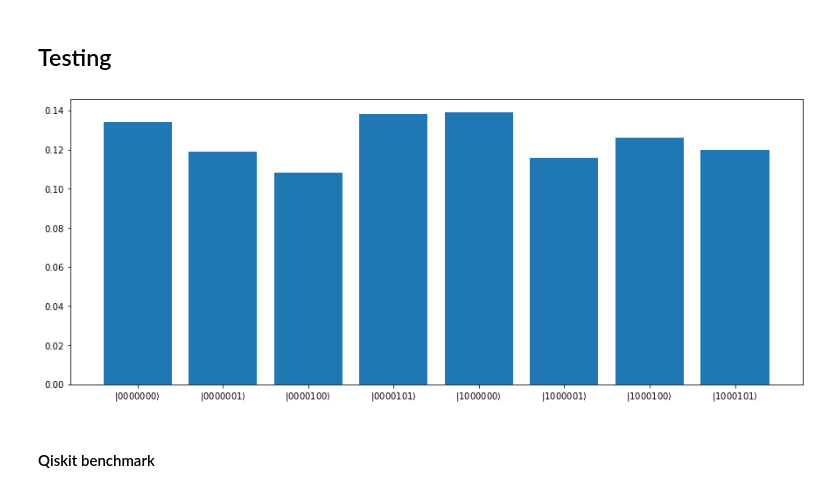
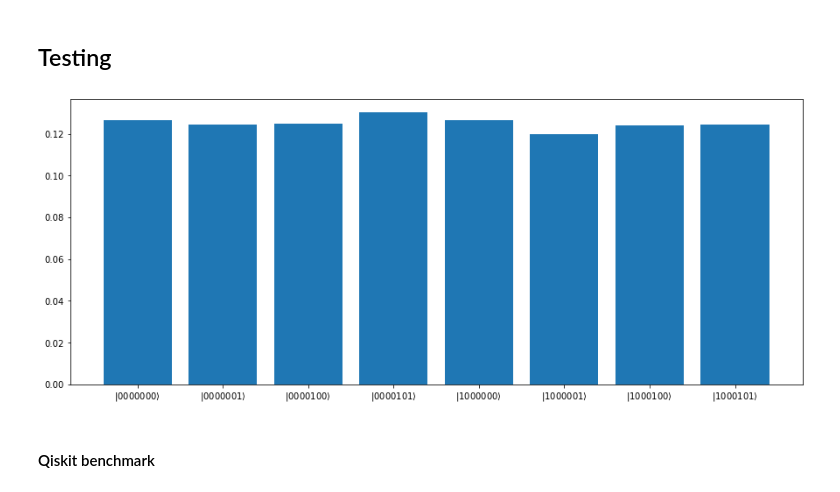
Before and after one commit to jacobdben/stabilizer-circuits, a Jupyter notebook: Stabilizer circuit.ipynb, the cells around one changed output. Cells and saved outputs as stored; diff of their text form; code cells hidden in the pictures.

```diff
--- a/Stabilizer circuit.ipynb
+++ b/Stabilizer circuit.ipynb
@@ -165,6 +323,7 @@ class circuit:
     def rowsum(self, h, j):
         """
         Helper function outlined by Aaronson, S. and Gottesman, D.
+        Replaces generator g_h with g_h * g_j
         """
 
         def g(x1, z1, x2, z2):
@@ -250,46 +409,41 @@ class circuit:
         for i in range(self.Nqubits-1, -1, -1):
             wavefunction[i] = self.measure_qubit(i)
 
-
-        # By some reason I can only measure from last to first qubit
-        #for i in range(self.Nqubits):
-        #    wavefunction[i] = self.measure_qubit(i)
-
         return wavefunction
 # %% [markdown]
 ## Testing
 # %%
 %matplotlib inline
 import matplotlib.pyplot as plt
 
 fname = 'TestCircuit3.txt'
 circ = circuit(fname)
 states = [('$|{0:0>' + str(int(circ.Nqubits)) + r'b}\rangle$').format(x) for x in range(2**circ.Nqubits)]
 counts = np.zeros(2**circ.Nqubits)
 
 
 
-for i in range(1000):
+for i in range(15000):
     circ = circuit(fname)
     circ.simulate_circuit()
 
     res = circ.measure_system()
 
     # This may be the wrong way? Could be that it has to be reversed
     counts[np.sum([res[i]*(2**i) for i in range(len(res))])] += 1
 
 
 mask = np.argwhere(counts==0)
 counts = np.delete(counts, mask)
 states = np.delete(states, mask)
 x = np.arange(len(states))
 
 plt.figure(figsize=(15, 6))
 plt.bar(x, counts/np.sum(counts))
 plt.xticks(x, states, fontsize=10)
 plt.show()
 # %% [output]
-[figure, old version]
+[figure, new version]
 # %% [markdown]
 #### Qiskit benchmark
 # %%
```
Also changed, not shown: parts of 4 cells of this notebook, 1 other file.
